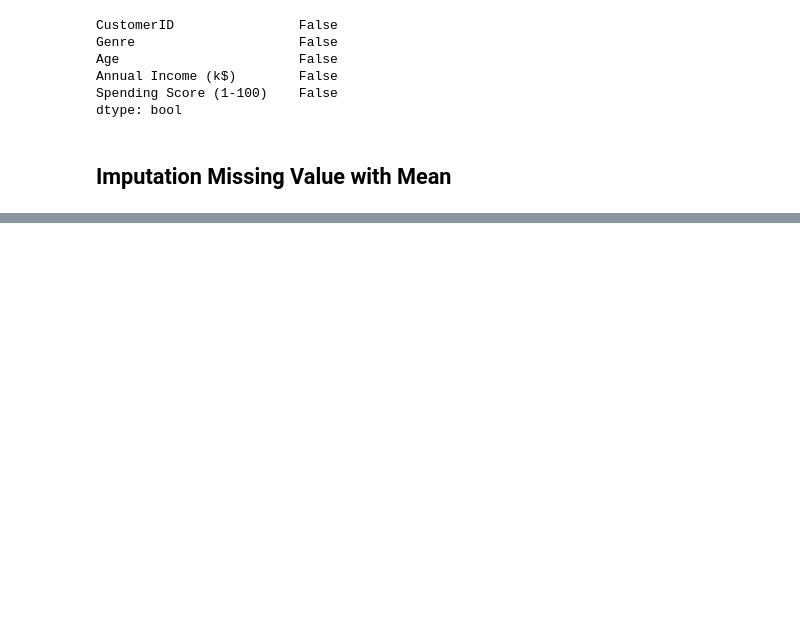
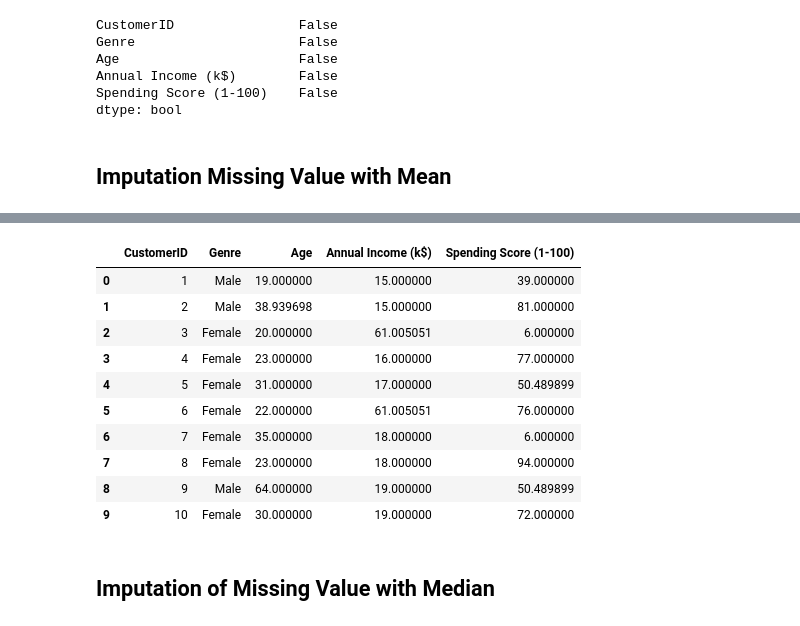
Before and after one commit to UsepSyaikalArifin/DQLab-Academy-Course-Online, a Jupyter notebook: Kelas Fundamental 2/Data Wrangling Python/Jupyter Notebook/main.ipynb, the cells around one changed output, grey strips where cells are left out. Cells and saved outputs as stored; diff of their text form; code cells hidden in the pictures; blank space fills up the shorter version.

```diff
--- a/Kelas Fundamental 2/Data Wrangling Python/Jupyter Notebook/main.ipynb
+++ b/Kelas Fundamental 2/Data Wrangling Python/Jupyter Notebook/main.ipynb
@@ -128,0 +155,3 @@ display(csv_data.head())
+# %%
+csv_data_mean = csv_data.copy()
+csv_data_mean = csv_data_mean.fillna(csv_data_mean[missing_value_columns].mean())
@@ -128,0 +169,16 @@ display(csv_data.head())
+# %%
+display(csv_data_mean.head(10))
+# %% [output]
+|  | CustomerID | Genre | Age | Annual Income (k$) | Spending Score (1-100) |
+| 0 | 1 | Male | 19.000000 | 15.000000 | 39.000000 |
+| 1 | 2 | Male | 38.939698 | 15.000000 | 81.000000 |
+| 2 | 3 | Female | 20.000000 | 61.005051 | 6.000000 |
+| 3 | 4 | Female | 23.000000 | 16.000000 | 77.000000 |
+| 4 | 5 | Female | 31.000000 | 17.000000 | 50.489899 |
+| 5 | 6 | Female | 22.000000 | 61.005051 | 76.000000 |
+| 6 | 7 | Female | 35.000000 | 18.000000 | 6.000000 |
+| 7 | 8 | Female | 23.000000 | 18.000000 | 94.000000 |
+| 8 | 9 | Male | 64.000000 | 19.000000 | 50.489899 |
+| 9 | 10 | Female | 30.000000 | 19.000000 | 72.000000 |
+# %% [markdown]
+## Imputation of Missing Value with Median
```
Also changed, not shown: parts of 14 cells of this notebook.
